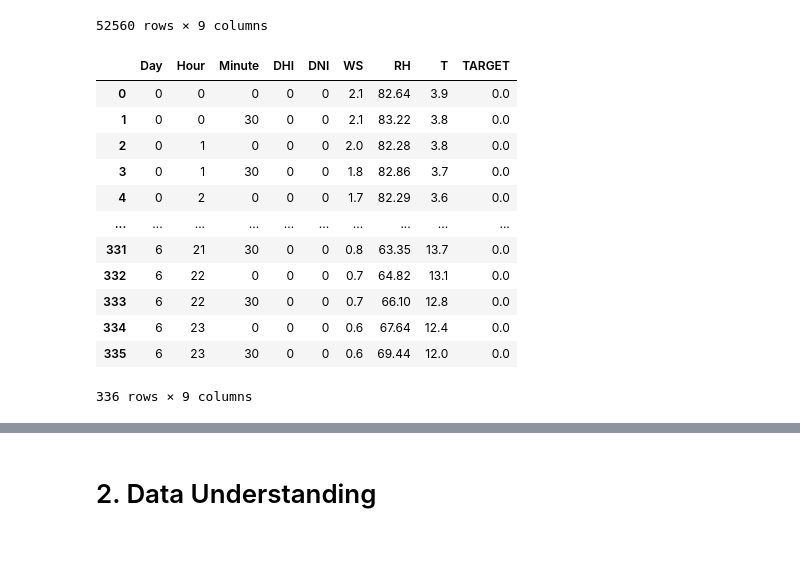
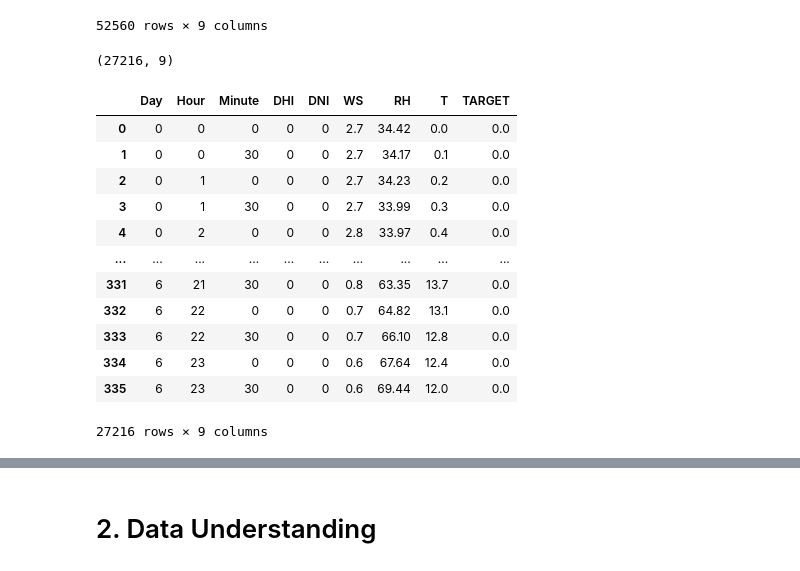
Before and after one commit to thinpig99/dacon-solarPanel, a Jupyter notebook: solarpanel_code_201210.ipynb, the cells around one changed output, grey strips where cells are left out. Drawn from its saved outputs; the diff is of its cells as text; code cells hidden in the pictures.

```diff
--- a/solarpanel_code_201210.ipynb
+++ b/solarpanel_code_201210.ipynb
@@ -236,22 +165,36 @@ train
 | 52558 | 1094 | 23 | 0 | 0 | 0 | 2.1 | 67.720001 | -4 | 0.0 |
 | 52559 | 1094 | 23 | 30 | 0 | 0 | 2.1 | 67.699997 | -4 | 0.0 |
 52560 rows × 9 columns
-# %%
-# 테스트 데이터가 81개입니다. 전부 예측해야 합니다.
-pd.read_csv(TEST_PATH + r'\80.csv')
-# %% [output]
-|  | Day | Hour | Minute | DHI | DNI | WS | RH | T | TARGET |
-| 0 | 0 | 0 | 0 | 0 | 0 | 2.1 | 82.64 | 3.9 | 0.0 |
-| 1 | 0 | 0 | 30 | 0 | 0 | 2.1 | 83.22 | 3.8 | 0.0 |
-| 2 | 0 | 1 | 0 | 0 | 0 | 2.0 | 82.28 | 3.8 | 0.0 |
-| 3 | 0 | 1 | 30 | 0 | 0 | 1.8 | 82.86 | 3.7 | 0.0 |
-| 4 | 0 | 2 | 0 | 0 | 0 | 1.7 | 82.29 | 3.6 | 0.0 |
-| ... | ... | ... | ... | ... | ... | ... | ... | ... | ... |
-| 331 | 6 | 21 | 30 | 0 | 0 | 0.8 | 63.35 | 13.7 | 0.0 |
-| 332 | 6 | 22 | 0 | 0 | 0 | 0.7 | 64.82 | 13.1 | 0.0 |
-| 333 | 6 | 22 | 30 | 0 | 0 | 0.7 | 66.10 | 12.8 | 0.0 |
-| 334 | 6 | 23 | 0 | 0 | 0 | 0.6 | 67.64 | 12.4 | 0.0 |
-| 335 | 6 | 23 | 30 | 0 | 0 | 0.6 | 69.44 | 12.0 | 0.0 |
-336 rows × 9 columns
+# %%
+# test set load
+
+df_test = []
+
+for i in range(81):
+    file_path = TEST_PATH + '/' + str(i) + '.csv'
+    temp = pd.read_csv(file_path)
+    #temp = preprocess_data(temp, target_lags=[48], weather_lags=[48], is_train=False).iloc[-48:]
+    df_test.append(temp)
+
+X_test = pd.concat(df_test)
+X_test.shape
+# %% [output]
+(27216, 9)
+# %%
+X_test
+# %% [output]
+|  | Day | Hour | Minute | DHI | DNI | WS | RH | T | TARGET |
+| 0 | 0 | 0 | 0 | 0 | 0 | 2.7 | 34.42 | 0.0 | 0.0 |
+| 1 | 0 | 0 | 30 | 0 | 0 | 2.7 | 34.17 | 0.1 | 0.0 |
+| 2 | 0 | 1 | 0 | 0 | 0 | 2.7 | 34.23 | 0.2 | 0.0 |
+| 3 | 0 | 1 | 30 | 0 | 0 | 2.7 | 33.99 | 0.3 | 0.0 |
+| 4 | 0 | 2 | 0 | 0 | 0 | 2.8 | 33.97 | 0.4 | 0.0 |
+| ... | ... | ... | ... | ... | ... | ... | ... | ... | ... |
+| 331 | 6 | 21 | 30 | 0 | 0 | 0.8 | 63.35 | 13.7 | 0.0 |
+| 332 | 6 | 22 | 0 | 0 | 0 | 0.7 | 64.82 | 13.1 | 0.0 |
+| 333 | 6 | 22 | 30 | 0 | 0 | 0.7 | 66.10 | 12.8 | 0.0 |
+| 334 | 6 | 23 | 0 | 0 | 0 | 0.6 | 67.64 | 12.4 | 0.0 |
+| 335 | 6 | 23 | 30 | 0 | 0 | 0.6 | 69.44 | 12.0 | 0.0 |
+27216 rows × 9 columns
 # %%
 # 0~80 까지의 test 데이터에 대한 7일~8일의 quantile 예측량입니다.
```
Also changed, not shown: parts of 62 cells of this notebook, 7 other files.
